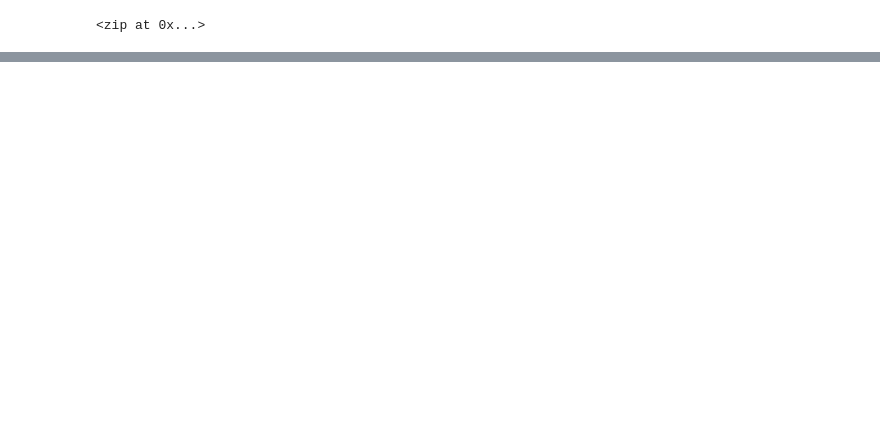
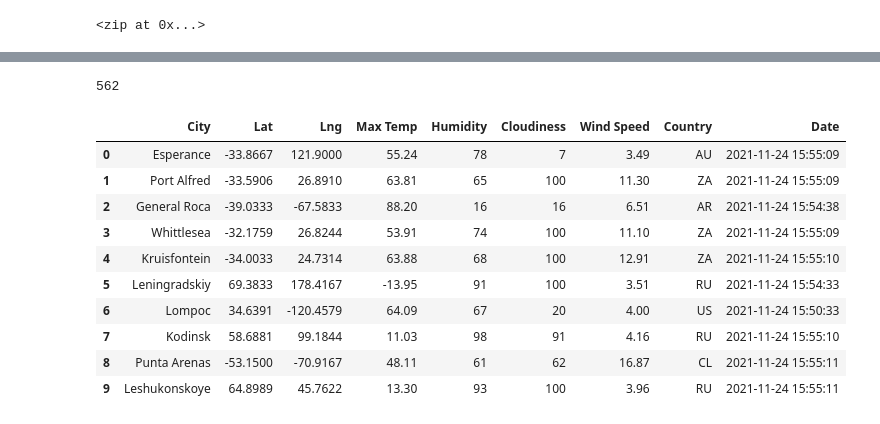
Before and after one commit to Cthompsonlbi/World_Weather_Analysis_Practice, a Jupyter notebook: WeatherPy.ipynb, the cells around one changed output, grey strips where cells are left out. Saved outputs shown, nothing was run; the diff lists cells and outputs as text; code cells hidden in the pictures; blank space fills up the shorter version.

```diff
--- a/WeatherPy.ipynb
+++ b/WeatherPy.ipynb
@@ -17,3 +21,6 @@ coordinates = list(lat_lngs)
 # %%
 #Use the citipy module to determine city based on latitude and longitude
 from citipy import citipy
+# api.openweathermap.org/data/2.5/weather?q=city&appid=d26e3f45135f0789f149c8e45356cfe2
+url = "http://api.openweathermap.org/data/2.5/weather?units=Imperial&APPID=" + weather_api_key
+print(url)
@@ -33,0 +125,20 @@ len(cities)
+# %%
+len(city_data)
+# %% [output]
+562
+# %%
+# Convert the array of dictionaries to a Pandas DataFrame.
+city_data_df= pd.DataFrame(city_data)
+city_data_df.head(10)
+# %% [output]
+|  | City | Lat | Lng | Max Temp | Humidity | Cloudiness | Wind Speed | Country | Date |
+| 0 | Esperance | -33.8667 | 121.9000 | 55.24 | 78 | 7 | 3.49 | AU | 2021-11-24 15:55:09 |
+| 1 | Port Alfred | -33.5906 | 26.8910 | 63.81 | 65 | 100 | 11.30 | ZA | 2021-11-24 15:55:09 |
+| 2 | General Roca | -39.0333 | -67.5833 | 88.20 | 16 | 16 | 6.51 | AR | 2021-11-24 15:54:38 |
+| 3 | Whittlesea | -32.1759 | 26.8244 | 53.91 | 74 | 100 | 11.10 | ZA | 2021-11-24 15:55:09 |
+| 4 | Kruisfontein | -34.0033 | 24.7314 | 63.88 | 68 | 100 | 12.91 | ZA | 2021-11-24 15:55:10 |
+| 5 | Leningradskiy | 69.3833 | 178.4167 | -13.95 | 91 | 100 | 3.51 | RU | 2021-11-24 15:54:33 |
+| 6 | Lompoc | 34.6391 | -120.4579 | 64.09 | 67 | 20 | 4.00 | US | 2021-11-24 15:50:33 |
+| 7 | Kodinsk | 58.6881 | 99.1844 | 11.03 | 98 | 91 | 4.16 | RU | 2021-11-24 15:55:10 |
+| 8 | Punta Arenas | -53.1500 | -70.9167 | 48.11 | 61 | 62 | 16.87 | CL | 2021-11-24 15:55:11 |
+| 9 | Leshukonskoye | 64.8989 | 45.7622 | 13.30 | 93 | 100 | 3.96 | RU | 2021-11-24 15:55:11 |
```
Also changed, not shown: parts of 7 cells of this notebook, 3 other files.
